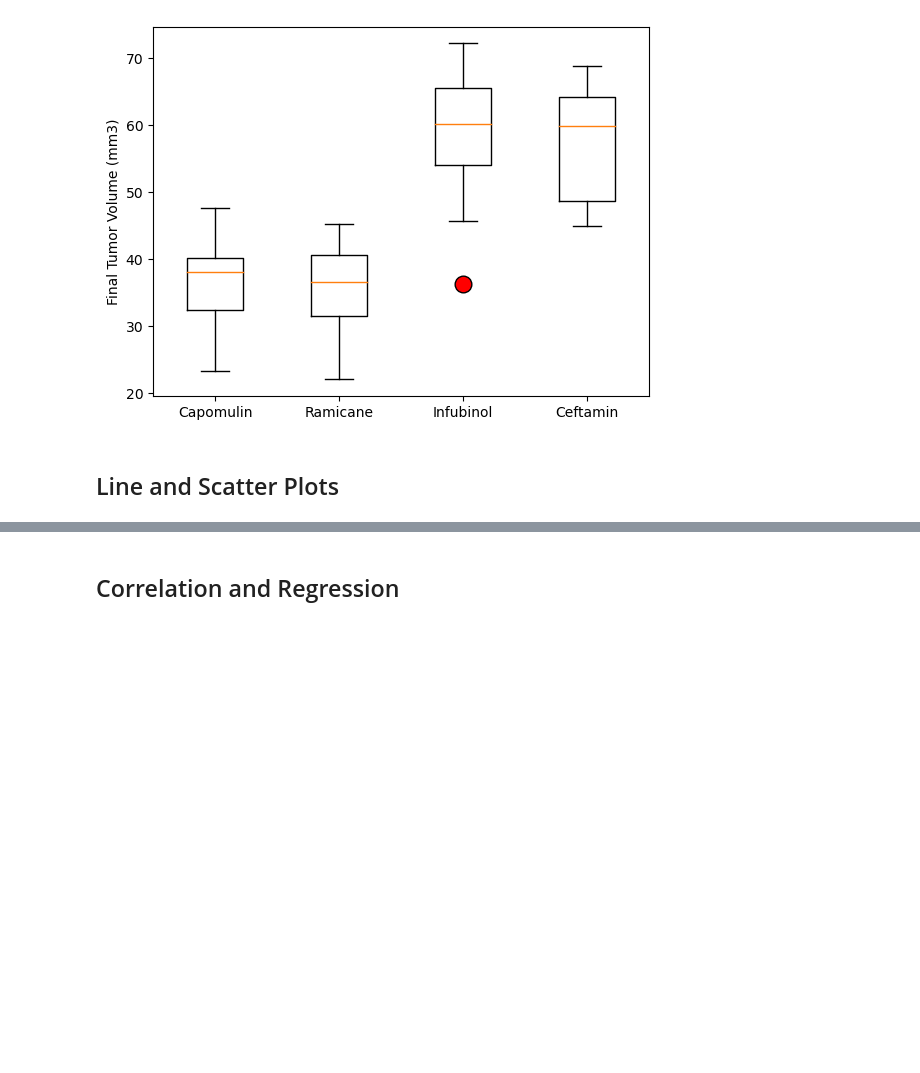
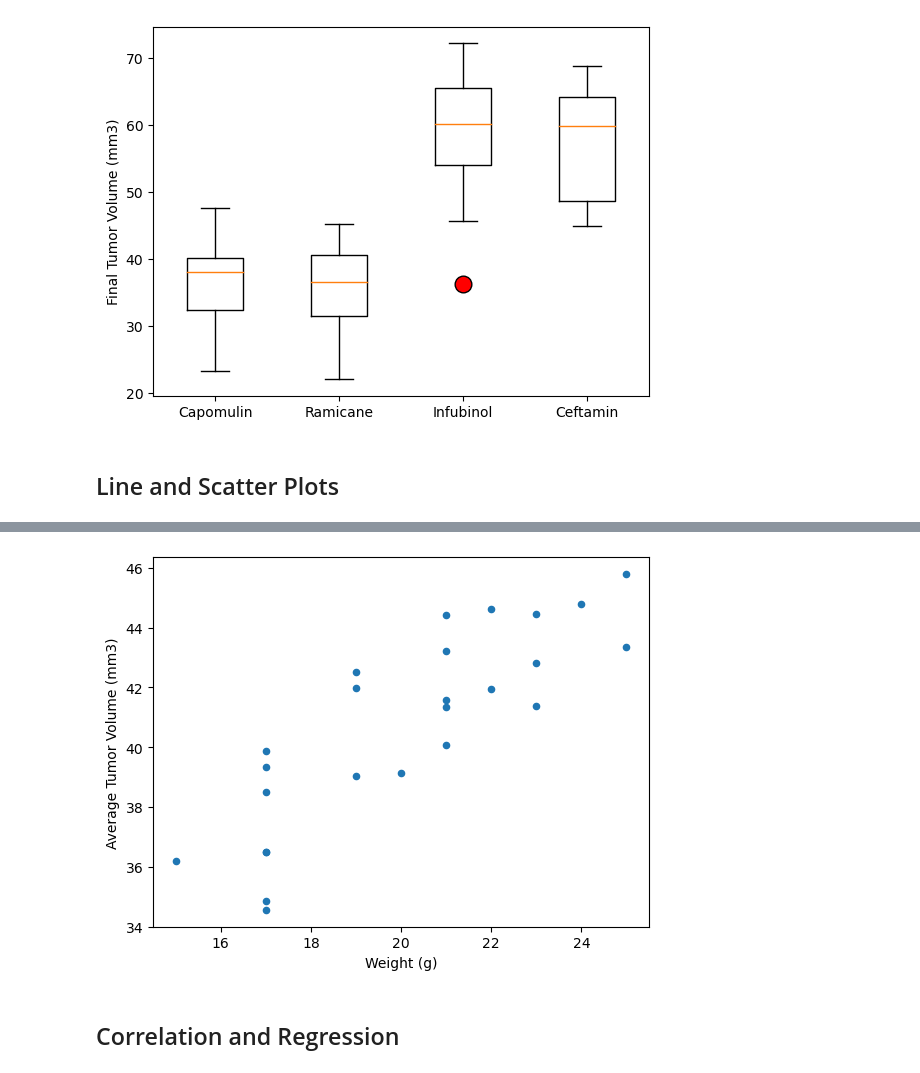
Before and after one commit to xoffvsg/matplotlib_challenge, a Jupyter notebook: Pymaceuticals/pymaceuticals_starter.ipynb, the cells around one changed output, grey strips where cells are left out. Cells and saved outputs as stored; diff of their text form; code cells hidden in the pictures; blank space fills up the shorter version.

```diff
--- a/Pymaceuticals/pymaceuticals_starter.ipynb
+++ b/Pymaceuticals/pymaceuticals_starter.ipynb
@@ -308,2 +368,12 @@ Ceftamin's potential outliers: Series([], Name: Tumor Volume (mm3), dtype: float
+# %%
+# Generate a scatter plot of mouse weight vs. the average observed tumor volume for the entire Capomulin regimen
+capomulin_mice_df=mice2_df.loc[mice2_df['Drug Regimen']=='Capomulin',:]
+a=capomulin_mice_df.groupby(["Mouse ID"])['Tumor Volume (mm3)'].mean().to_frame()
+b=capomulin_mice_df.groupby(['Mouse ID'])['Weight (g)'].mean().to_frame()
+capomulin_scatter_df=pd.merge(b,a,on="Mouse ID",how="left")
+capomulin_scatter_df.plot(kind='scatter',x='Weight (g)',y='Tumor Volume (mm3)',legend=None,ylabel='Average Tumor Volume (mm3)')
+plt.show()
+# %% [output]
+[figure, added]
 # %% [markdown]
 ## Correlation and Regression
```
Also changed, not shown: parts of 28 cells of this notebook.
